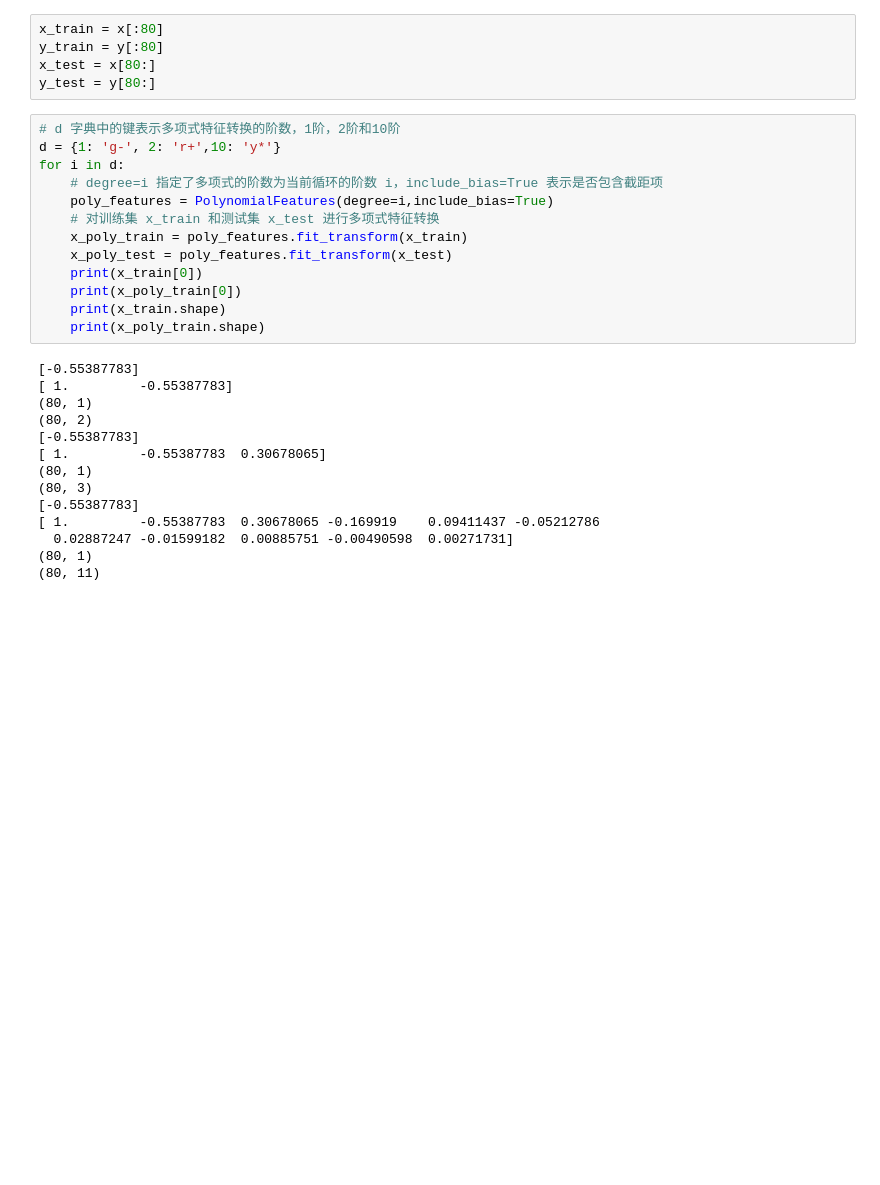
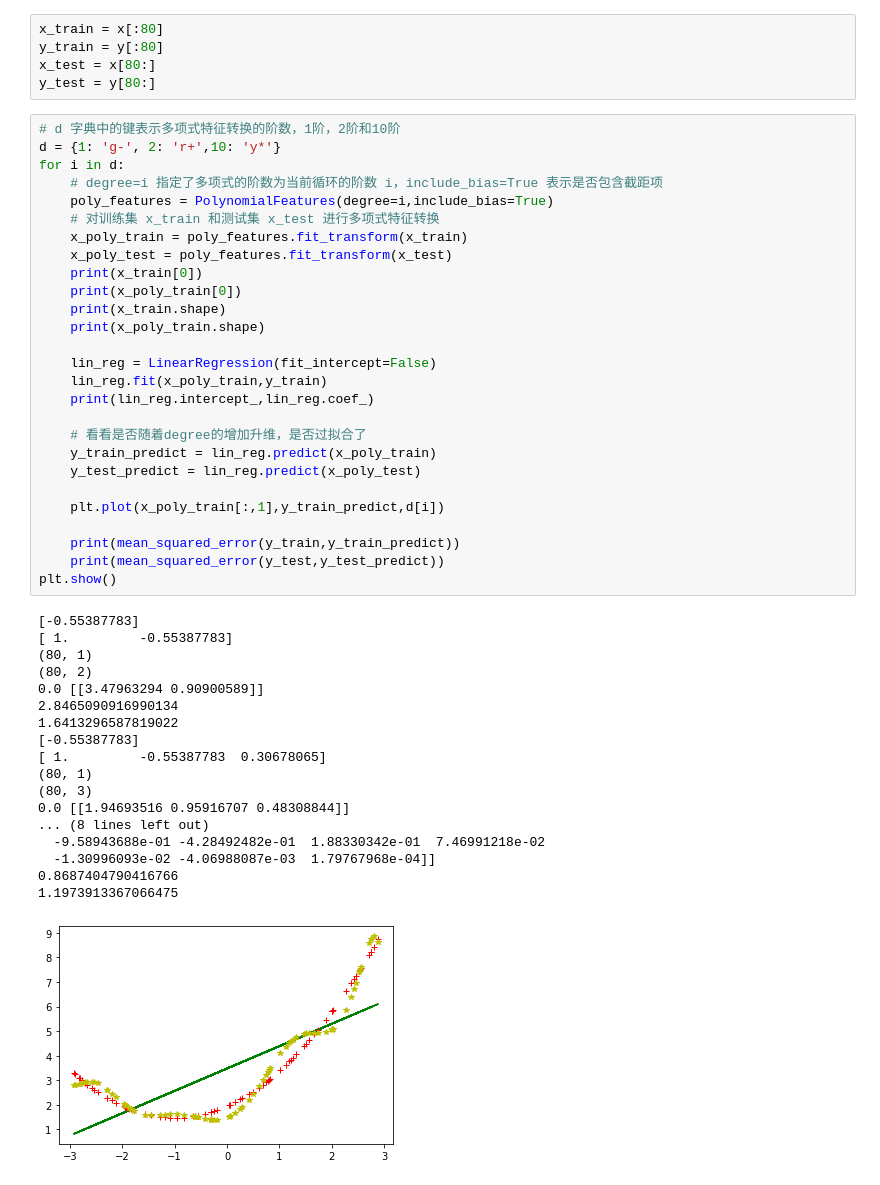
Before and after one commit to wang-lixiang/NLP, a Jupyter notebook: 归一化、正则化、升维.ipynb, the cells around one changed output. Cells and saved outputs as stored; diff of their text form; blank space fills up the shorter version.

```diff
--- a/归一化、正则化、升维.ipynb
+++ b/归一化、正则化、升维.ipynb
@@ -275,27 +275,46 @@ y_test = y[80:]
 # %%
 # d 字典中的键表示多项式特征转换的阶数，1阶，2阶和10阶
 d = {1: 'g-', 2: 'r+',10: 'y*'}
 for i in d:
     # degree=i 指定了多项式的阶数为当前循环的阶数 i，include_bias=True 表示是否包含截距项
     poly_features = PolynomialFeatures(degree=i,include_bias=True)
     # 对训练集 x_train 和测试集 x_test 进行多项式特征转换
     x_poly_train = poly_features.fit_transform(x_train)
     x_poly_test = poly_features.fit_transform(x_test)
     print(x_train[0])
     print(x_poly_train[0])
     print(x_train.shape)
     print(x_poly_train.shape)
+
+    lin_reg = LinearRegression(fit_intercept=False)
+    lin_reg.fit(x_poly_train,y_train)
+    print(lin_reg.intercept_,lin_reg.coef_)
+
+    # 看看是否随着degree的增加升维，是否过拟合了
+    y_train_predict = lin_reg.predict(x_poly_train)
+    y_test_predict = lin_reg.predict(x_poly_test)
+
+    plt.plot(x_poly_train[:,1],y_train_predict,d[i])
+
+    print(mean_squared_error(y_train,y_train_predict))
+    print(mean_squared_error(y_test,y_test_predict))
+plt.show()
 # %% [output]
 [-0.55387783]
 [ 1.         -0.55387783]
 (80, 1)
 (80, 2)
+0.0 [[3.47963294 0.90900589]]
+2.8465090916990134
+1.6413296587819022
 [-0.55387783]
 [ 1.         -0.55387783  0.30678065]
 (80, 1)
 (80, 3)
-[-0.55387783]
-[ 1.         -0.55387783  0.30678065 -0.169919    0.09411437 -0.05212786
-  0.02887247 -0.01599182  0.00885751 -0.00490598  0.00271731]
-(80, 1)
-(80, 11)
+0.0 [[1.94693516 0.95916707 0.48308844]]
+... (8 lines left out)
+  -9.58943688e-01 -4.28492482e-01  1.88330342e-01  7.46991218e-02
+  -1.30996093e-02 -4.06988087e-03  1.79767968e-04]]
+0.8687404790416766
+1.1973913367066475
+[figure, added]
```
